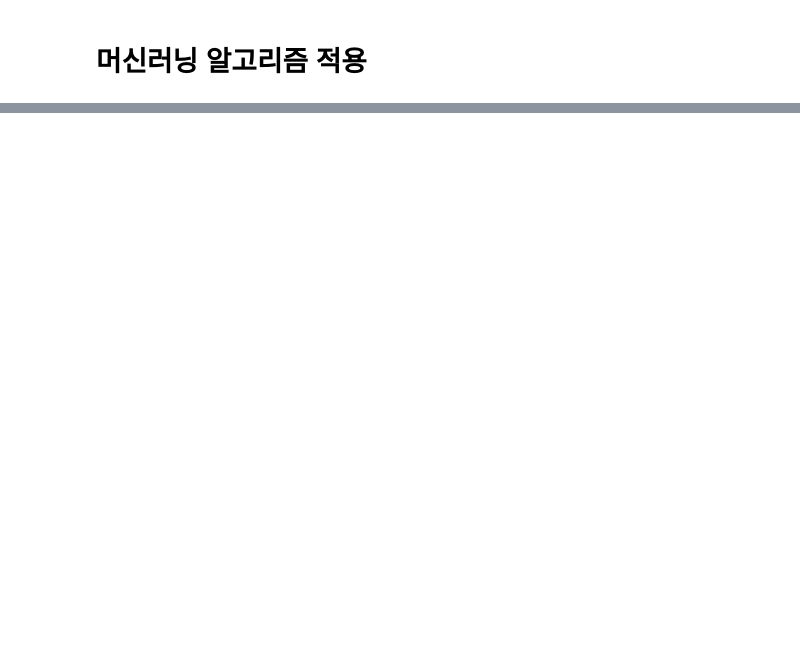
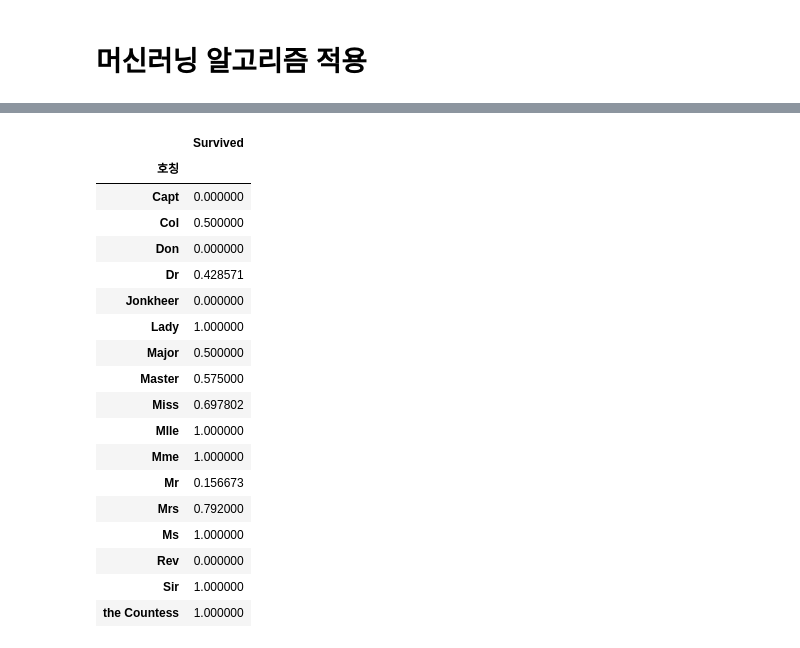
Before and after one commit to CodingSta/demo-ls-201904-pandas, a Jupyter notebook: Pandsa 03 - Solved.ipynb, the cells around one changed output, grey strips where cells are left out. Drawn from its saved outputs; the diff is of its cells as text; code cells hidden in the pictures; blank space fills up the shorter version.

```diff
--- a/Pandsa 03 - Solved.ipynb
+++ b/Pandsa 03 - Solved.ipynb
@@ -122,0 +583,2 @@ Name: Name, Length: 891, dtype: object
+# %%
+name = 'Braund, Mr. Owen Harris'
@@ -122,0 +596,3 @@ Name: Name, Length: 891, dtype: object
+# %%
+train_df['호칭'] = train_df.Name.str.split('[,.]', expand=True)[1]
+train_df[['Name', '호칭']].head()
@@ -122,0 +607,6 @@ Name: Name, Length: 891, dtype: object
+# %%
+def fn(name):
+    return name.split(',')[1].split('.')[0].strip()
+
+train_df['호칭'] = train_df.Name.apply(fn)
+train_df[['Name', '호칭']].head()
@@ -122,0 +642,25 @@ Name: Name, Length: 891, dtype: object
+# %%
+train_df.pivot_table(
+    index='호칭',
+    values='Survived',
+)
+# %% [output]
+|  | Survived |
+| 호칭 |  |
+| Capt | 0.000000 |
+| Col | 0.500000 |
+| Don | 0.000000 |
+| Dr | 0.428571 |
+| Jonkheer | 0.000000 |
+| Lady | 1.000000 |
+| Major | 0.500000 |
+| Master | 0.575000 |
+| Miss | 0.697802 |
+| Mlle | 1.000000 |
+| Mme | 1.000000 |
+| Mr | 0.156673 |
+| Mrs | 0.792000 |
+| Ms | 1.000000 |
+| Rev | 0.000000 |
+| Sir | 1.000000 |
+| the Countess | 1.000000 |
```
Also changed, not shown: parts of 84 cells of this notebook.
